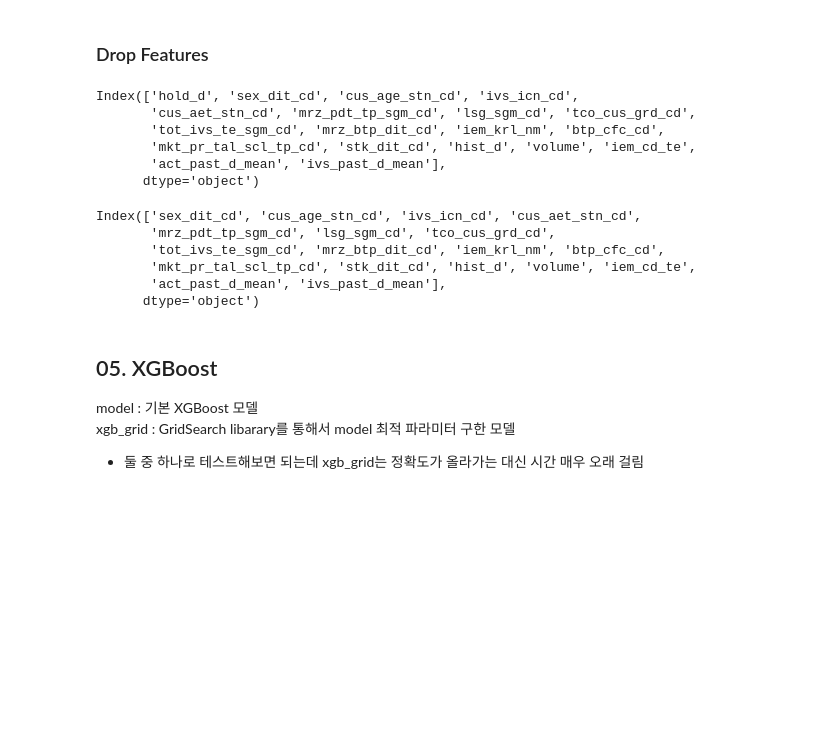
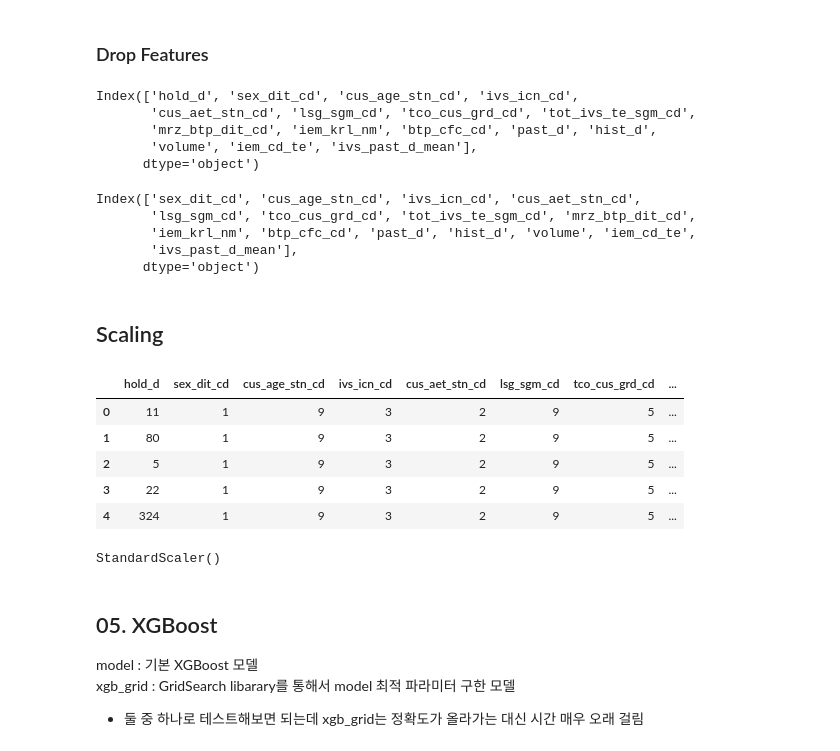
Before and after one commit to nananana-Banana/2021-nh-bigdata-competition, a Jupyter notebook: model/notebooks/xgboost.ipynb, the cells around one changed output. Drawn from its saved outputs; the diff is of its cells as text; code cells hidden in the pictures; blank space fills up the shorter version.

```diff
--- a/model/notebooks/xgboost.ipynb
+++ b/model/notebooks/xgboost.ipynb
@@ -190,7 +210,25 @@ test_df = test_df.fillna(0)
+# %%
+def to_integer(dt_time):
+    return 10000*dt_time.year + 100*dt_time.month + dt_time.day
+# %%
+def hist_d_half(buy, hold_d) :
+    buy_d = str(buy)
+    buy_d = datetime(int(buy_d[:4]), int(buy_d[4:6]), int(buy_d[6:]))
+    sell = to_integer(buy_d+timedelta(days=hold_d))
+    base = [20160101, 20160630, 20170102, 20170630, 20180102, 20180630,
+            20190102, 20190630, 20200102, 20200630, 20210101]
+    for i in range(len(base)) :
+        if sell < base[i] :
+            if buy > base[i-1] :
+                return hold_d*0.6
+            else :
+                return working_day(buy, base[i-1])
+# %%
+train_df['hist_d'] = train_df.apply(lambda x : hist_d_half(x['byn_dt'], x['hold_d']), axis = 1)
 # %% [markdown]
 ### Drop Features
 # %%
-train_df = train_df.drop(['act_id', 'iem_cd', 'code', 'byn_dt'], axis = 1)
+train_df = train_df.drop(['act_id', 'iem_cd', 'code', 'byn_dt', 'mrz_pdt_tp_sgm_cd', 'stk_dit_cd', 'mkt_pr_tal_scl_tp_cd'], axis = 1)
 # %%
 used_features = train_df.columns.drop('hold_d')
 # %%
@@ -199,17 +237,17 @@ test_df = test_df[used_features]
 train_df.columns
 # %% [output]
 Index(['hold_d', 'sex_dit_cd', 'cus_age_stn_cd', 'ivs_icn_cd',
-       'cus_aet_stn_cd', 'mrz_pdt_tp_sgm_cd', 'lsg_sgm_cd', 'tco_cus_grd_cd',
-       'tot_ivs_te_sgm_cd', 'mrz_btp_dit_cd', 'iem_krl_nm', 'btp_cfc_cd',
-       'mkt_pr_tal_scl_tp_cd', 'stk_dit_cd', 'hist_d', 'volume', 'iem_cd_te',
-       'act_past_d_mean', 'ivs_past_d_mean'],
+       'cus_aet_stn_cd', 'lsg_sgm_cd', 'tco_cus_grd_cd', 'tot_ivs_te_sgm_cd',
+       'mrz_btp_dit_cd', 'iem_krl_nm', 'btp_cfc_cd', 'past_d', 'hist_d',
+       'volume', 'iem_cd_te', 'ivs_past_d_mean'],
       dtype='object')
 # %%
 test_df.columns
 # %% [output]
 Index(['sex_dit_cd', 'cus_age_stn_cd', 'ivs_icn_cd', 'cus_aet_stn_cd',
-       'mrz_pdt_tp_sgm_cd', 'lsg_sgm_cd', 'tco_cus_grd_cd',
-       'tot_ivs_te_sgm_cd', 'mrz_btp_dit_cd', 'iem_krl_nm', 'btp_cfc_cd',
-       'mkt_pr_tal_scl_tp_cd', 'stk_dit_cd', 'hist_d', 'volume', 'iem_cd_te',
-       'act_past_d_mean', 'ivs_past_d_mean'],
+       'lsg_sgm_cd', 'tco_cus_grd_cd', 'tot_ivs_te_sgm_cd', 'mrz_btp_dit_cd',
+       'iem_krl_nm', 'btp_cfc_cd', 'past_d', 'hist_d', 'volume', 'iem_cd_te',
+       'ivs_past_d_mean'],
       dtype='object')
+# %% [markdown]
+## Scaling
@@ -215,0 +256,9 @@ Index(['sex_dit_cd', 'cus_age_stn_cd', 'ivs_icn_cd', 'cus_aet_stn_cd',
+# %%
+train_df.head()
+# %% [output]
+|  | hold_d | sex_dit_cd | cus_age_stn_cd | ivs_icn_cd | cus_aet_stn_cd | lsg_sgm_cd | tco_cus_grd_cd | ... |
+| 0 | 11 | 1 | 9 | 3 | 2 | 9 | 5 | ... |
+| 1 | 80 | 1 | 9 | 3 | 2 | 9 | 5 | ... |
+| 2 | 5 | 1 | 9 | 3 | 2 | 9 | 5 | ... |
+| 3 | 22 | 1 | 9 | 3 | 2 | 9 | 5 | ... |
+| 4 | 324 | 1 | 9 | 3 | 2 | 9 | 5 | ... |
@@ -215,0 +267,4 @@ Index(['sex_dit_cd', 'cus_age_stn_cd', 'ivs_icn_cd', 'cus_aet_stn_cd',
+# %%
+ss.fit(train_df[scale_features])
+# %% [output]
+StandardScaler()
```
Also changed, not shown: parts of 22 cells of this notebook.
